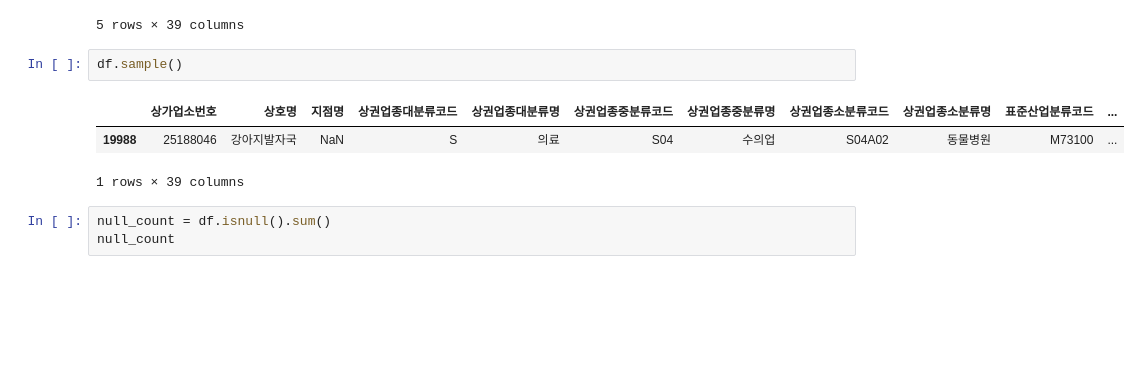
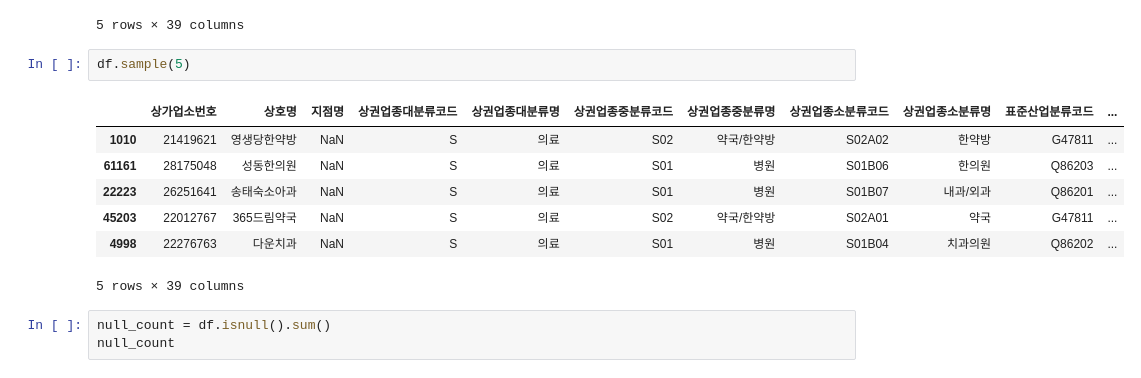
Before and after one commit to byulrim/SelfPacedStudyForPython, a Jupyter notebook: start_data_science_with_python/open_data_analysis.ipynb, the cells around one changed output. Saved outputs shown, nothing was run; the diff lists cells and outputs as text; blank space fills up the shorter version.

```diff
--- a/start_data_science_with_python/open_data_analysis.ipynb
+++ b/start_data_science_with_python/open_data_analysis.ipynb
@@ -110,11 +124,15 @@ df.tail()
 | 91334 | 16109073 | 천안김안과천안역본점의원 | NaN | S | 의료 | S01 | 병원 | S01B13 | 안과의원 | Q86201 | ... |
 5 rows × 39 columns
 # %%
-df.sample()
+df.sample(5)
 # %% [output]
 |  | 상가업소번호 | 상호명 | 지점명 | 상권업종대분류코드 | 상권업종대분류명 | 상권업종중분류코드 | 상권업종중분류명 | 상권업종소분류코드 | 상권업종소분류명 | 표준산업분류코드 | ... |
-| 19988 | 25188046 | 강아지발자국 | NaN | S | 의료 | S04 | 수의업 | S04A02 | 동물병원 | M73100 | ... |
+| 1010 | 21419621 | 영생당한약방 | NaN | S | 의료 | S02 | 약국/한약방 | S02A02 | 한약방 | G47811 | ... |
+| 61161 | 28175048 | 성동한의원 | NaN | S | 의료 | S01 | 병원 | S01B06 | 한의원 | Q86203 | ... |
+| 22223 | 26251641 | 송태숙소아과 | NaN | S | 의료 | S01 | 병원 | S01B07 | 내과/외과 | Q86201 | ... |
+| 45203 | 22012767 | 365드림약국 | NaN | S | 의료 | S02 | 약국/한약방 | S02A01 | 약국 | G47811 | ... |
+| 4998 | 22276763 | 다운치과 | NaN | S | 의료 | S01 | 병원 | S01B04 | 치과의원 | Q86202 | ... |
-1 rows × 39 columns
+5 rows × 39 columns
 # %%
 null_count = df.isnull().sum()
 null_count
```
Also changed, not shown: parts of 13 cells of this notebook, 4 other files.
